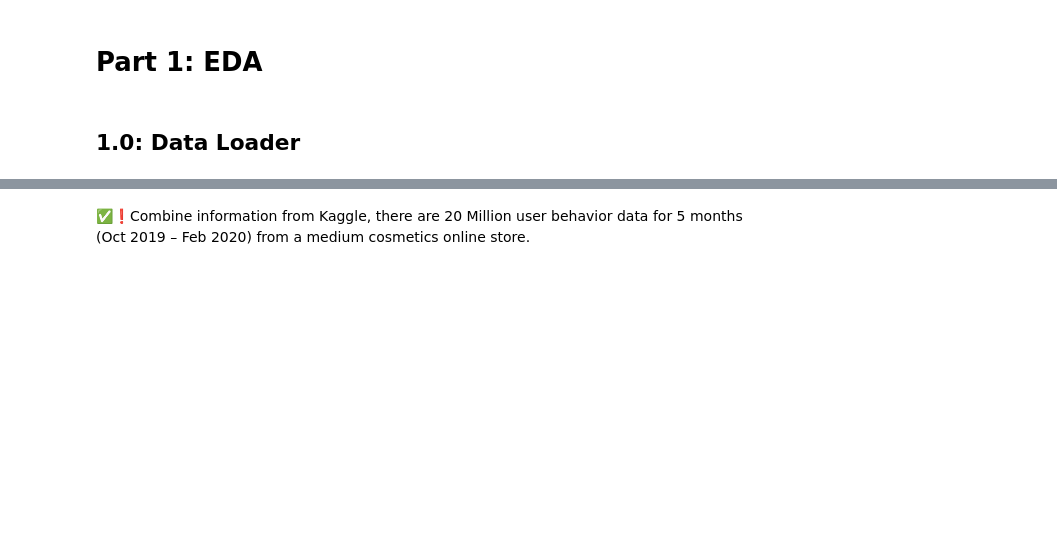
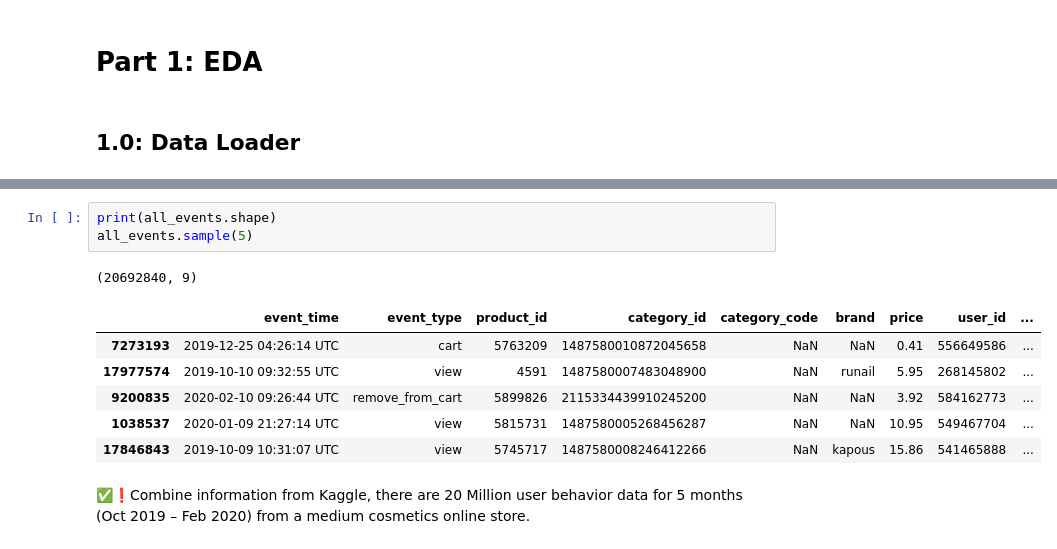
Before and after one commit to happykygo/GNN-eCommerce, a Jupyter notebook: notebooks/eda.ipynb, the cells around one changed output, grey strips where cells are left out. Drawn from its saved outputs; the diff is of its cells as text; blank space fills up the shorter version.

```diff
--- a/notebooks/eda.ipynb
+++ b/notebooks/eda.ipynb
@@ -63,3 +32,14 @@ all_events.sample(10)
+# %%
+print(all_events.shape)
+all_events.sample(5)
+# %% [output]
+(20692840, 9)
+|  | event_time | event_type | product_id | category_id | category_code | brand | price | user_id | ... |
+| 7273193 | 2019-12-25 04:26:14 UTC | cart | 5763209 | 1487580010872045658 | NaN | NaN | 0.41 | 556649586 | ... |
+| 17977574 | 2019-10-10 09:32:55 UTC | view | 4591 | 1487580007483048900 | NaN | runail | 5.95 | 268145802 | ... |
+| 9200835 | 2020-02-10 09:26:44 UTC | remove_from_cart | 5899826 | 2115334439910245200 | NaN | NaN | 3.92 | 584162773 | ... |
+| 1038537 | 2020-01-09 21:27:14 UTC | view | 5815731 | 1487580005268456287 | NaN | NaN | 10.95 | 549467704 | ... |
+| 17846843 | 2019-10-09 10:31:07 UTC | view | 5745717 | 1487580008246412266 | NaN | kapous | 15.86 | 541465888 | ... |
 # %% [markdown]
 ✅❗Combine information from Kaggle, there are 20 Million user behavior data for 5 months (Oct 2019 – Feb 2020) from a medium cosmetics online store.
 # %% [markdown]
```
Also changed, not shown: parts of 17 cells of this notebook, 1 other file.
